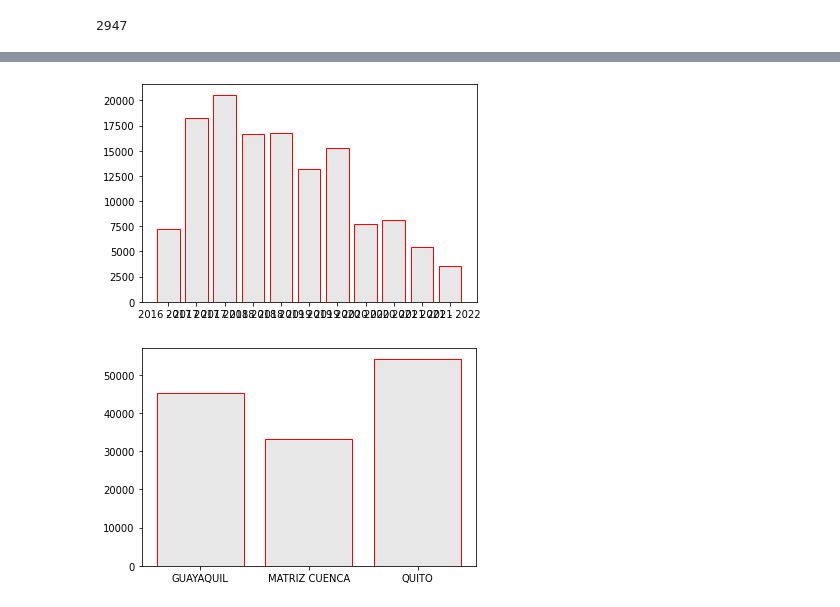
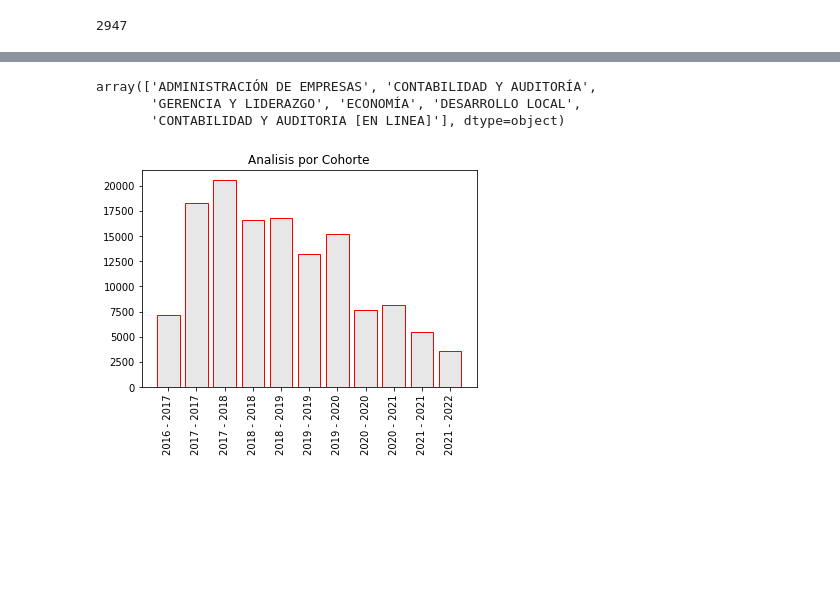
Before and after one commit to PelaezFrancisco/PracticasNegocios, a Jupyter notebook: TrabajosEnClases/Practica2/Practica2.ipynb, the cells around one changed output, grey strips where cells are left out. Saved outputs shown, nothing was run; the diff lists cells and outputs as text; code cells hidden in the pictures; blank space fills up the shorter version.

```diff
--- a/TrabajosEnClases/Practica2/Practica2.ipynb
+++ b/TrabajosEnClases/Practica2/Practica2.ipynb
@@ -52,0 +52,10 @@ Al nivel minimo de granuladidad (sede-carrera-cohorte)?
+# %%
+#A nivel de Area por cohortes
+dx = df.loc[df['ÁREA'] == 'CIENCIAS ADMINISTRATIVAS Y ECONÓMICAS']
+dy = dx.loc[dx['CARRERA'] == 'ADMINISTRACIÓN DE EMPRESAS']
+dz = dy.loc[dy['SEDE'] == 'MATRIZ CUENCA']
+
+cohovalues = []
+for coho in cohortes:
+    d = dz.loc[df['COHORTE'] == coho]
+    cohovalues.append(d['NRO ALUMNOS'].astype(float))
@@ -53,22 +100,19 @@ Al nivel minimo de granuladidad (sede-carrera-cohorte)?
+# %%
+carrlabels
+# %% [output]
+array(['ADMINISTRACIÓN DE EMPRESAS', 'CONTABILIDAD Y AUDITORÍA',
+       'GERENCIA Y LIDERAZGO', 'ECONOMÍA', 'DESARROLLO LOCAL',
+       'CONTABILIDAD Y AUDITORIA [EN LINEA]'], dtype=object)
 # %%
-#A nivel de cohortes
-cohovalues = []
-for coho in cohortes:
-    dx = df.loc[df['COHORTE'] == coho]
-    cohovalues.append(dx['NRO ALUMNOS'].sum())
+#A nivel de Area
+carrvalues = []
+for carrera in carreras:
+    dx = df.loc[df['CARRERA'] == carrera]
+    carrvalues.append(dx['NRO ALUMNOS'].sum())
 
 plt.figure()
+plt.xticks(rotation = 90)
+plt.title("Analisis por Cohorte")
 barras = plt.bar(cohortes, cohovalues, color=(0.1, 0.1, 0.1, 0.1),edgecolor='red')
 # %% [output]
-[figure, old version]
+[figure, new version]
-# %%
-#A nivel de sede
-sedevalues = []
-for sede in sedes:
-    dx = df.loc[df['SEDE'] == sede]
-    sedevalues.append(dx['NRO ALUMNOS'].sum())
-
-plt.figure()
-barras = plt.bar(sedes, sedevalues, color=(0.1, 0.1, 0.1, 0.1),edgecolor='red')
-# %% [output]
-[figure, removed]
```
Also changed, not shown: parts of 8 cells of this notebook, 4 other files.
